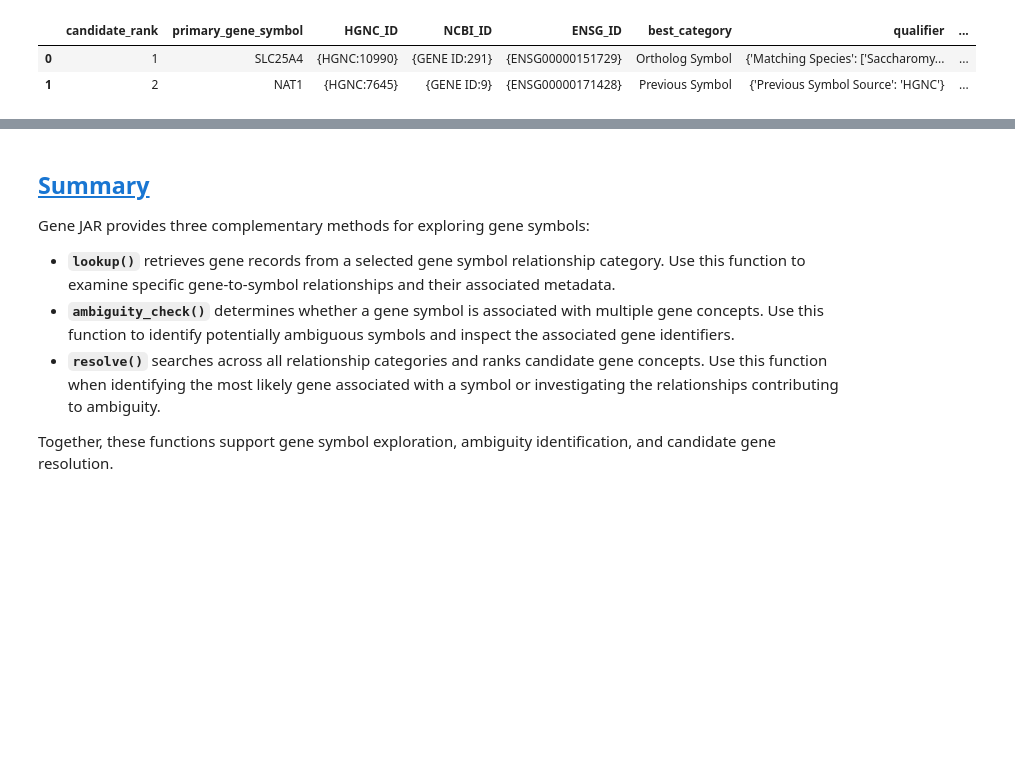
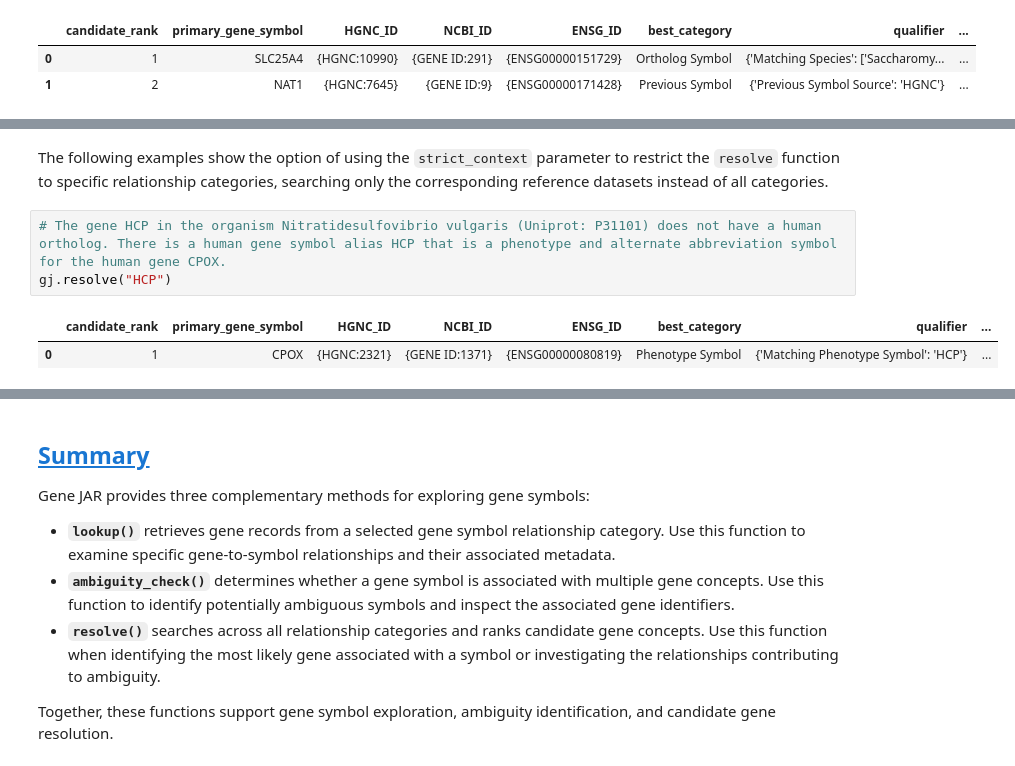
Before and after one commit to cancervariants/gene-jar, a Jupyter notebook: gene_jar_example_use.ipynb, the cells around one changed output, grey strips where cells are left out. Saved outputs shown, nothing was run; the diff lists cells and outputs as text; blank space fills up the shorter version.

```diff
--- a/gene_jar_example_use.ipynb
+++ b/gene_jar_example_use.ipynb
@@ -382,0 +383,8 @@ gj.resolve("p44", context="protein")
+# %% [markdown]
+The following examples show the option of using the `strict_context` parameter to restrict the `resolve` function to specific relationship categories, searching only the corresponding reference datasets instead of all categories.
+# %%
+# The gene HCP in the organism Nitratidesulfovibrio vulgaris (Uniprot: P31101) does not have a human ortholog. There is a human gene symbol alias HCP that is a phenotype and alternate abbreviation symbol for the human gene CPOX.
+gj.resolve("HCP")
+# %% [output]
+|  | candidate_rank | primary_gene_symbol | HGNC_ID | NCBI_ID | ENSG_ID | best_category | qualifier | ... |
+| 0 | 1 | CPOX | {HGNC:2321} | {GENE ID:1371} | {ENSG00000080819} | Phenotype Symbol | {'Matching Phenotype Symbol': 'HCP'} | ... |
```
Also changed, not shown: parts of 9 cells of this notebook, 1 other file.
